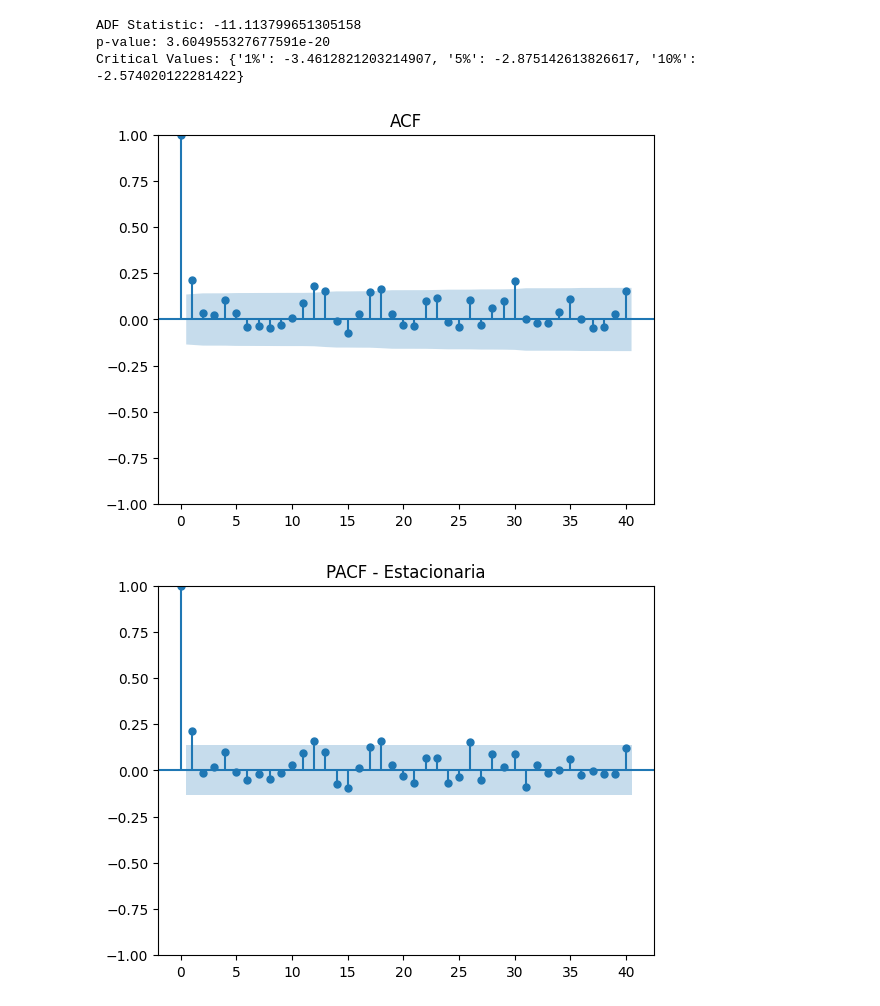
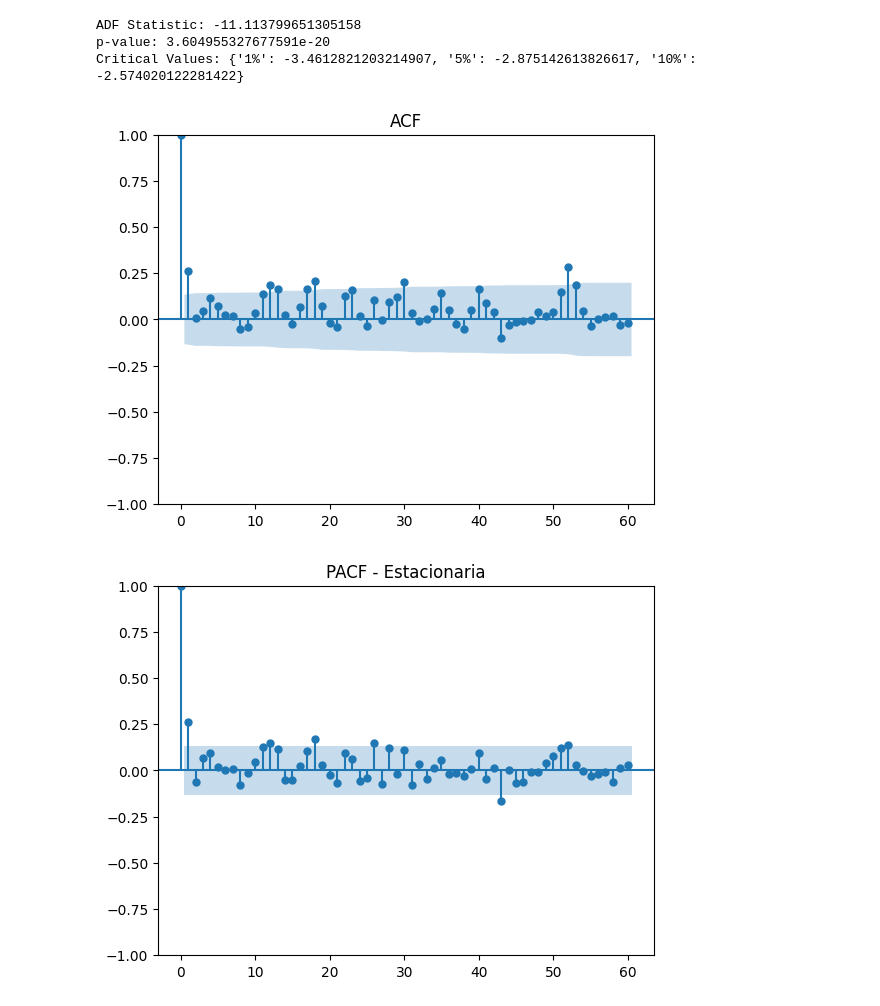
Before and after one commit to LLAES07/Forecasting-SARIMA, a Jupyter notebook: Notebooks/proyect.ipynb, the cells around one changed output. Cells and saved outputs as stored; diff of their text form; code cells hidden in the pictures.

```diff
--- a/Notebooks/proyect.ipynb
+++ b/Notebooks/proyect.ipynb
@@ -233,12 +233,12 @@ Critical Values: {'1%': -3.4612821203214907, '5%': -2.875142613826617, '10%': -2
 # %%
 from statsmodels.graphics.tsaplots import plot_acf
 from statsmodels.tsa.stattools import acf
 from statsmodels.graphics.tsaplots import plot_pacf
 
-plot_acf(y,  title="ACF", lags='40')
+plot_acf(y,  title="ACF", lags='60')
 plt.show()
-plot_pacf(y, title="PACF - Estacionaria", lags='40')
+plot_pacf(y, title="PACF - Estacionaria", lags='60')
 plt.show()
 # %% [output]
-[figure, old version]
+[figure, new version]
-[figure, old version]
+[figure, new version]
```
Also changed, not shown: parts of 9 cells of this notebook, 1 other file.
